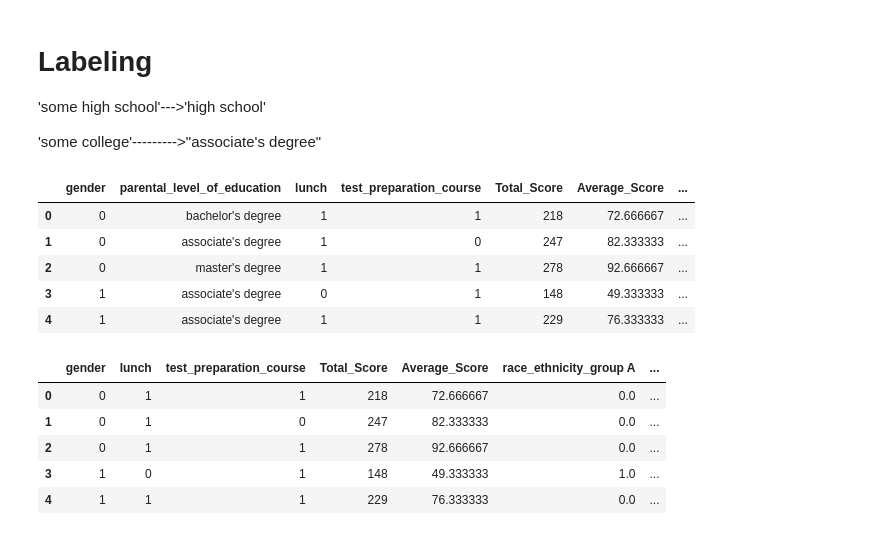
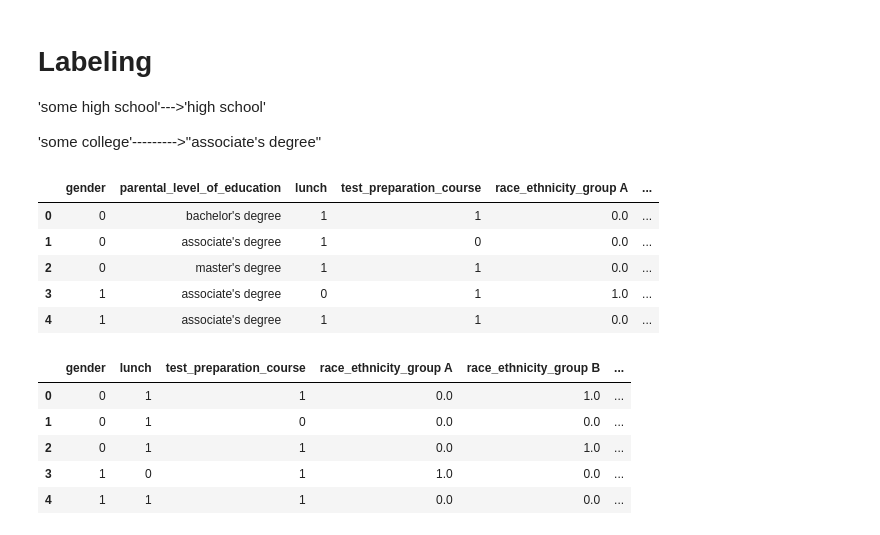
Before and after one commit to Ansumanbhujabal/ML_MLOPS, a Jupyter notebook: EDA_On_Student_Performance__Ml_Project_.ipynb, the cells around one changed output. Drawn from its saved outputs; the diff is of its cells as text; code cells hidden in the pictures.

```diff
--- a/EDA_On_Student_Performance__Ml_Project_.ipynb
+++ b/EDA_On_Student_Performance__Ml_Project_.ipynb
@@ -149,7 +150,7 @@ for i in num_features:
 label=LabelEncoder()
 onehot=OneHotEncoder(sparse=False)
 # %%
-df['gender']=label.fit_transform(df['gender'])
-df['test_preparation_course']=label.fit_transform(df['test_preparation_course'])
-df['lunch']=label.fit_transform(df['lunch'])
+X['gender']=label.fit_transform(X['gender'])
+X['test_preparation_course']=label.fit_transform(X['test_preparation_course'])
+X['lunch']=label.fit_transform(X['lunch'])
 # %%
@@ -167,9 +168,9 @@ df['race_ethnicity'].unique()
 array(['group B', 'group C', 'group A', 'group D', 'group E'],
       dtype=object)
 # %%
-onehot_encoded=onehot.fit_transform(df[['race_ethnicity']])
+onehot_encoded=onehot.fit_transform(X[['race_ethnicity']])
 # %%
 race_ethnicity_updated=pd.DataFrame(onehot_encoded, columns=onehot.get_feature_names_out(['race_ethnicity']))
 # %%
-df = pd.concat([df.drop('race_ethnicity', axis=1), race_ethnicity_updated], axis=1)
+X = pd.concat([X.drop('race_ethnicity', axis=1), race_ethnicity_updated], axis=1)
 # %%
@@ -193,18 +194,18 @@ array(["bachelor's degree", 'some college', "master's degree",
 
 'some college'--------->"associate's degree"
 # %%
-for data in df['parental_level_of_education']:
+for data in X['parental_level_of_education']:
   if data=='some high school':
-    df['parental_level_of_education']=df['parental_level_of_education'].replace('some high school','high school')
+    X['parental_level_of_education']=X['parental_level_of_education'].replace('some high school','high school')
   if data=='some college':
-    df['parental_level_of_education']=df['parental_level_of_education'].replace('some college',"associate's degree")
+    X['parental_level_of_education']=X['parental_level_of_education'].replace('some college',"associate's degree")
 # %%
-df.head()
+X.head()
 # %% [output]
-|  | gender | parental_level_of_education | lunch | test_preparation_course | Total_Score | Average_Score | ... |
-| 0 | 0 | bachelor's degree | 1 | 1 | 218 | 72.666667 | ... |
-| 1 | 0 | associate's degree | 1 | 0 | 247 | 82.333333 | ... |
-| 2 | 0 | master's degree | 1 | 1 | 278 | 92.666667 | ... |
-| 3 | 1 | associate's degree | 0 | 1 | 148 | 49.333333 | ... |
-| 4 | 1 | associate's degree | 1 | 1 | 229 | 76.333333 | ... |
+|  | gender | parental_level_of_education | lunch | test_preparation_course | race_ethnicity_group A | ... |
+| 0 | 0 | bachelor's degree | 1 | 1 | 0.0 | ... |
+| 1 | 0 | associate's degree | 1 | 0 | 0.0 | ... |
+| 2 | 0 | master's degree | 1 | 1 | 0.0 | ... |
+| 3 | 1 | associate's degree | 0 | 1 | 1.0 | ... |
+| 4 | 1 | associate's degree | 1 | 1 | 0.0 | ... |
 # %%
@@ -216,9 +217,9 @@ df = pd.concat([df.drop('parental_level_of_education', axis=1), parental], axis=
 # %%
-df.head()
+X.head()
 # %% [output]
-|  | gender | lunch | test_preparation_course | Total_Score | Average_Score | race_ethnicity_group A | ... |
-| 0 | 0 | 1 | 1 | 218 | 72.666667 | 0.0 | ... |
-| 1 | 0 | 1 | 0 | 247 | 82.333333 | 0.0 | ... |
-| 2 | 0 | 1 | 1 | 278 | 92.666667 | 0.0 | ... |
-| 3 | 1 | 0 | 1 | 148 | 49.333333 | 1.0 | ... |
-| 4 | 1 | 1 | 1 | 229 | 76.333333 | 0.0 | ... |
+|  | gender | lunch | test_preparation_course | race_ethnicity_group A | race_ethnicity_group B | ... |
+| 0 | 0 | 1 | 1 | 0.0 | 1.0 | ... |
+| 1 | 0 | 1 | 0 | 0.0 | 0.0 | ... |
+| 2 | 0 | 1 | 1 | 0.0 | 1.0 | ... |
+| 3 | 1 | 0 | 1 | 1.0 | 0.0 | ... |
+| 4 | 1 | 1 | 1 | 0.0 | 0.0 | ... |
```
Also changed, not shown: parts of 31 cells of this notebook.
